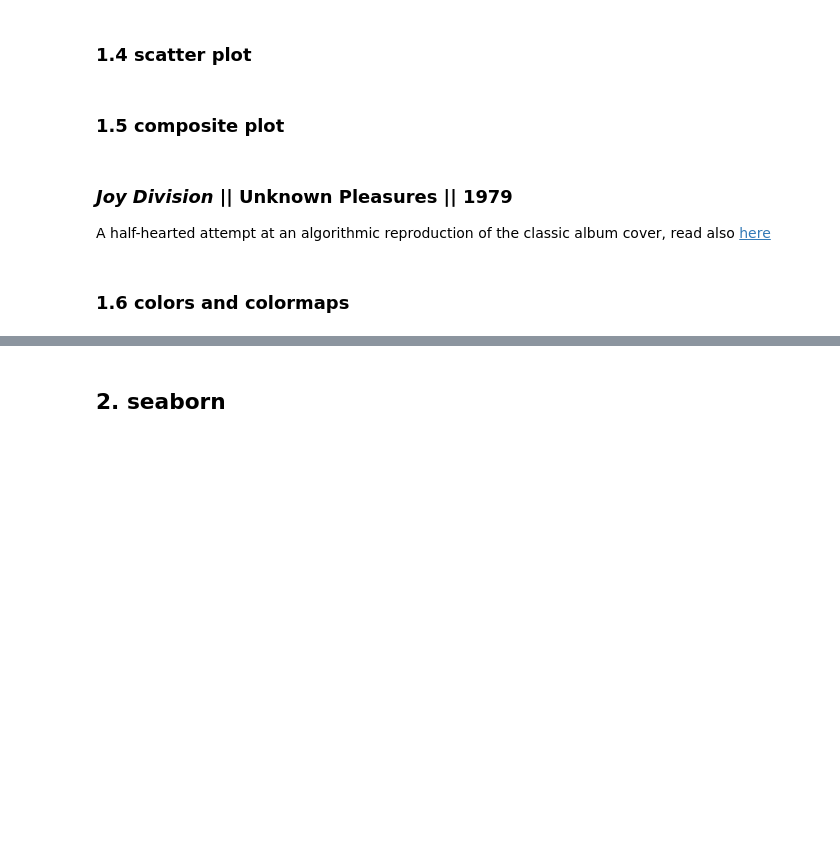
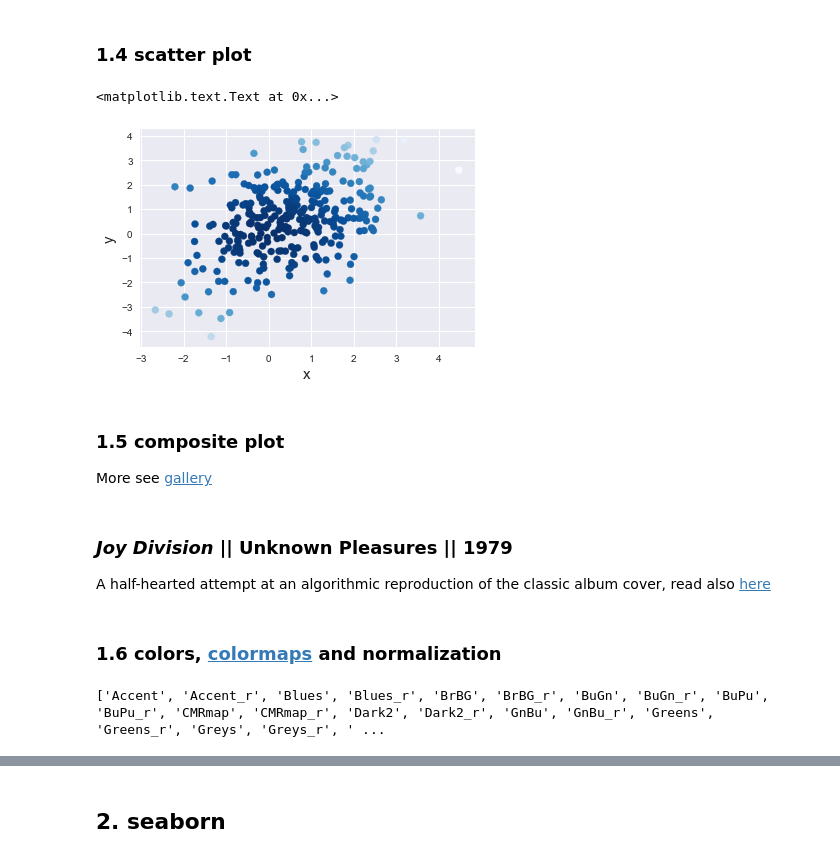
Before and after one commit to RealPolitiX/python_tutorial_FHI-PC-SESD, a Jupyter notebook: materials/PyTutorial_04_Visualization.ipynb, the cells around one changed output, grey strips where cells are left out. Saved outputs shown, nothing was run; the diff lists cells and outputs as text; code cells hidden in the pictures; blank space fills up the shorter version.

```diff
--- a/materials/PyTutorial_04_Visualization.ipynb
+++ b/materials/PyTutorial_04_Visualization.ipynb
@@ -142,8 +189,21 @@ pyramidplot(soupcan, nrow=5, figsize=(12,8))
 [figure]
 # %% [markdown]
 ### 1.4 scatter plot
+# %%
+x = np.random.ranf(300)
+y = np.random.ranf(300)
+v = np.random.multivariate_normal([0.5, 0.5], [[1,0], [1,2]], 300)
+# %%
+ft, axt = plt.subplots()
+axt.scatter(v[:,0], v[:,1], c=v[:,0]**2 + v[:,1]**2, cmap='Blues_r')
+axt.set_xlabel('x', fontsize=15)
+axt.set_ylabel('y', fontsize=15)
+# %% [output]
+<matplotlib.text.Text at 0x...>
+[figure, added]
 # %% [markdown]
 ### 1.5 composite plot
+More see [gallery](https://matplotlib.org/gallery.html)
 # %% [markdown]
 ### _Joy Division_ || Unknown Pleasures || 1979
 A half-hearted attempt at an algorithmic reproduction of the classic album cover, read also [here](https://blogs.scientificamerican.com/sa-visual/pop-culture-pulsar-origin-story-of-joy-division-s-unknown-pleasures-album-cover-video/)
@@ -190,4 +250,4 @@ axcov.axes.get_xaxis().set_visible(False)
 axcov.axes.get_yaxis().set_visible(False)
 plt.tight_layout()
 # %% [markdown]
-### 1.6 colors and colormaps
+### 1.6 colors, [colormaps](https://matplotlib.org/users/colormaps.html) and normalization
@@ -193,0 +256,4 @@ plt.tight_layout()
+# %%
+print([cmp for cmp in dir(mpl.cm) if not cmp.startswith('_')])
+# %% [output]
+['Accent', 'Accent_r', 'Blues', 'Blues_r', 'BrBG', 'BrBG_r', 'BuGn', 'BuGn_r', 'BuPu', 'BuPu_r', 'CMRmap', 'CMRmap_r', 'Dark2', 'Dark2_r', 'GnBu', 'GnBu_r', 'Greens', 'Greens_r', 'Greys', 'Greys_r', ' ...
```
Also changed, not shown: parts of 17 cells of this notebook.
